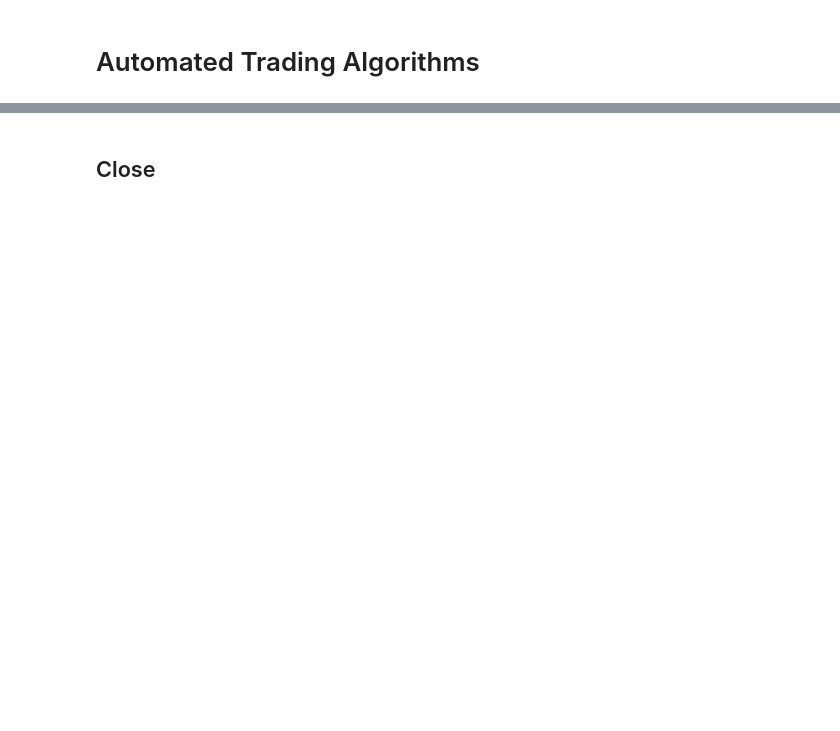
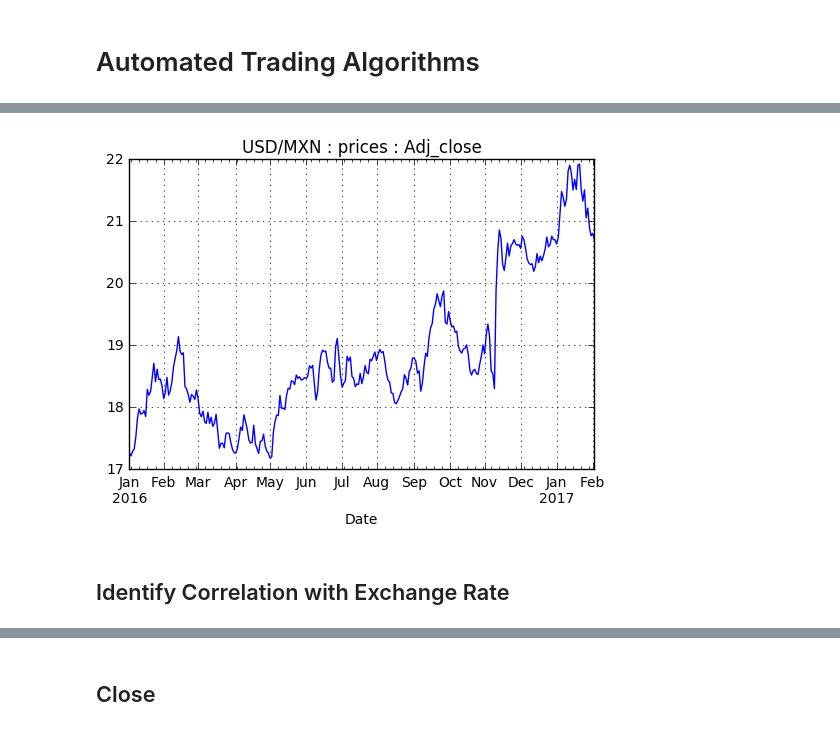
Before and after one commit to RHDZMOTA/AccitradeApp, a Jupyter notebook: Concept.ipynb, the cells around one changed output, grey strips where cells are left out. Cells and saved outputs as stored; diff of their text form; code cells hidden in the pictures; blank space fills up the shorter version.

```diff
--- a/Concept.ipynb
+++ b/Concept.ipynb
@@ -16,0 +99,9 @@ ts = TradingSession(user='sd8892',pw='Mexico0r',driv_r=driv_r,alias='Trading Ses
+# %%
+USDMXN = Currency(base='USD',units='MXN',t0='2016/01/01',tf='2017/02/02')
+USDMXN.fill()
+# %%
+USDMXN.plot();plt.grid()
+# %% [output]
+[figure, added]
+# %% [markdown]
+## Identify Correlation with Exchange Rate
```
Also changed, not shown: parts of 20 cells of this notebook.
